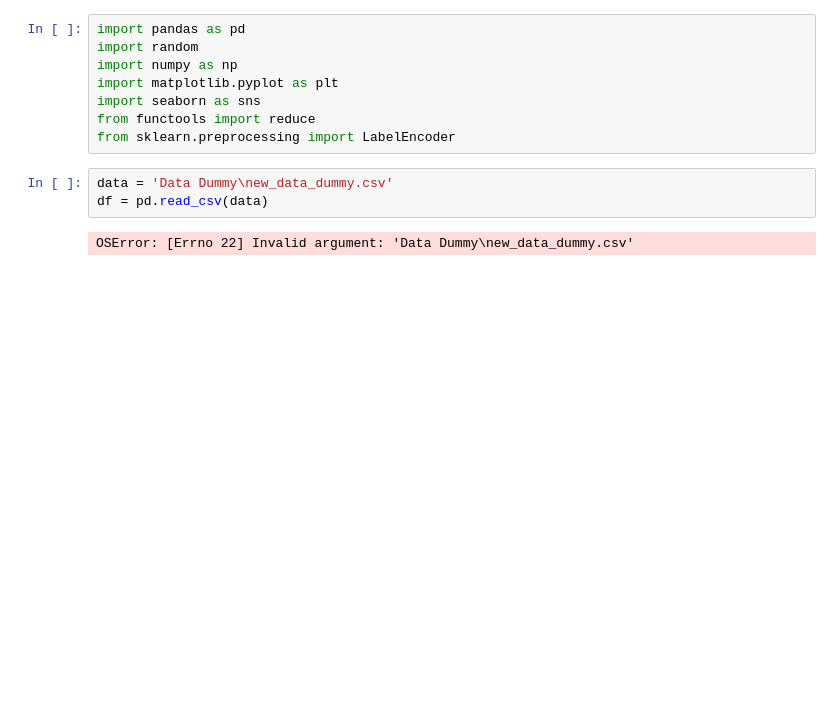
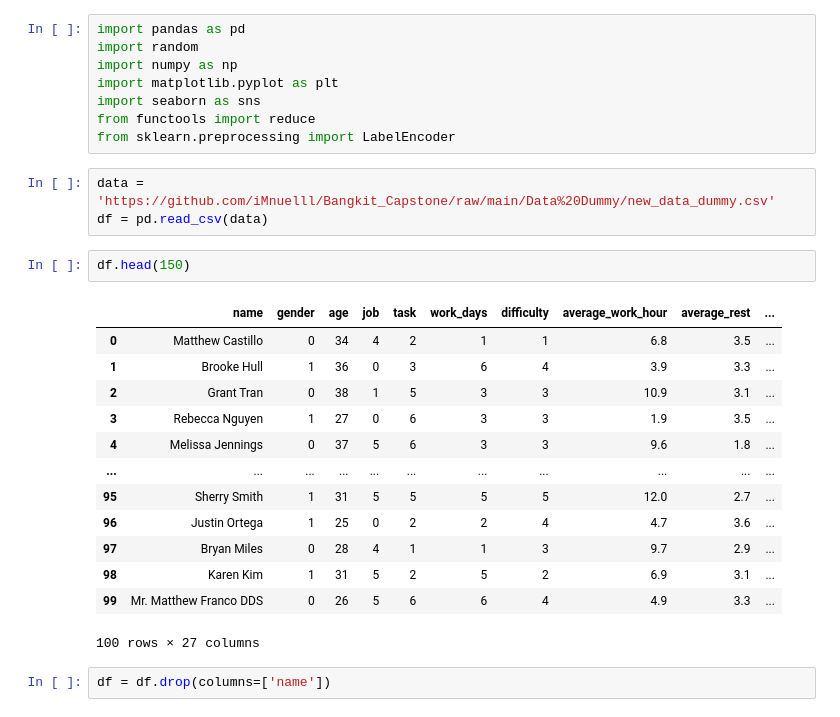
Before and after one commit to iMnuelll/Bangkit_Capstone, a Jupyter notebook: Data Dummy/data_dummy_preprocess.ipynb, the cells around one changed output. Cells and saved outputs as stored; diff of their text form; blank space fills up the shorter version.

```diff
--- a/Data Dummy/data_dummy_preprocess.ipynb
+++ b/Data Dummy/data_dummy_preprocess.ipynb
@@ -7,7 +7,23 @@ import seaborn as sns
 from functools import reduce
 from sklearn.preprocessing import LabelEncoder
 # %%
-data = 'Data Dummy\new_data_dummy.csv'
+data = 'https://github.com/iMnuelll/Bangkit_Capstone/raw/main/Data%20Dummy/new_data_dummy.csv'
 df = pd.read_csv(data)
-# %% [output]
-OSError: [Errno 22] Invalid argument: 'Data Dummy\new_data_dummy.csv'
+# %%
+df.head(150)
+# %% [output]
+|  | name | gender | age | job | task | work_days | difficulty | average_work_hour | average_rest | ... |
+| 0 | Matthew Castillo | 0 | 34 | 4 | 2 | 1 | 1 | 6.8 | 3.5 | ... |
+| 1 | Brooke Hull | 1 | 36 | 0 | 3 | 6 | 4 | 3.9 | 3.3 | ... |
+| 2 | Grant Tran | 0 | 38 | 1 | 5 | 3 | 3 | 10.9 | 3.1 | ... |
+| 3 | Rebecca Nguyen | 1 | 27 | 0 | 6 | 3 | 3 | 1.9 | 3.5 | ... |
+| 4 | Melissa Jennings | 0 | 37 | 5 | 6 | 3 | 3 | 9.6 | 1.8 | ... |
+| ... | ... | ... | ... | ... | ... | ... | ... | ... | ... | ... |
+| 95 | Sherry Smith | 1 | 31 | 5 | 5 | 5 | 5 | 12.0 | 2.7 | ... |
+| 96 | Justin Ortega | 1 | 25 | 0 | 2 | 2 | 4 | 4.7 | 3.6 | ... |
+| 97 | Bryan Miles | 0 | 28 | 4 | 1 | 1 | 3 | 9.7 | 2.9 | ... |
+| 98 | Karen Kim | 1 | 31 | 5 | 2 | 5 | 2 | 6.9 | 3.1 | ... |
+| 99 | Mr. Matthew Franco DDS | 0 | 26 | 5 | 6 | 6 | 4 | 4.9 | 3.3 | ... |
+100 rows × 27 columns
+# %%
+df = df.drop(columns=['name'])
```
Also changed, not shown: parts of 26 cells of this notebook, 1 other file.
